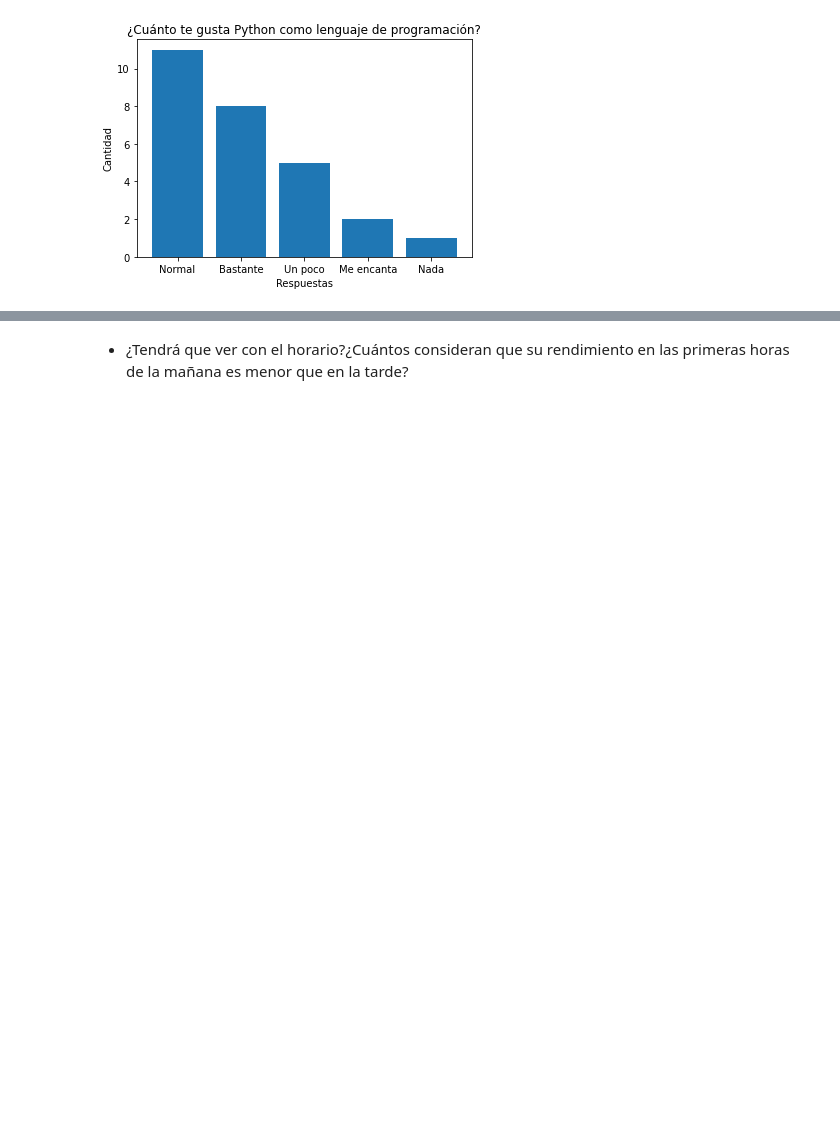
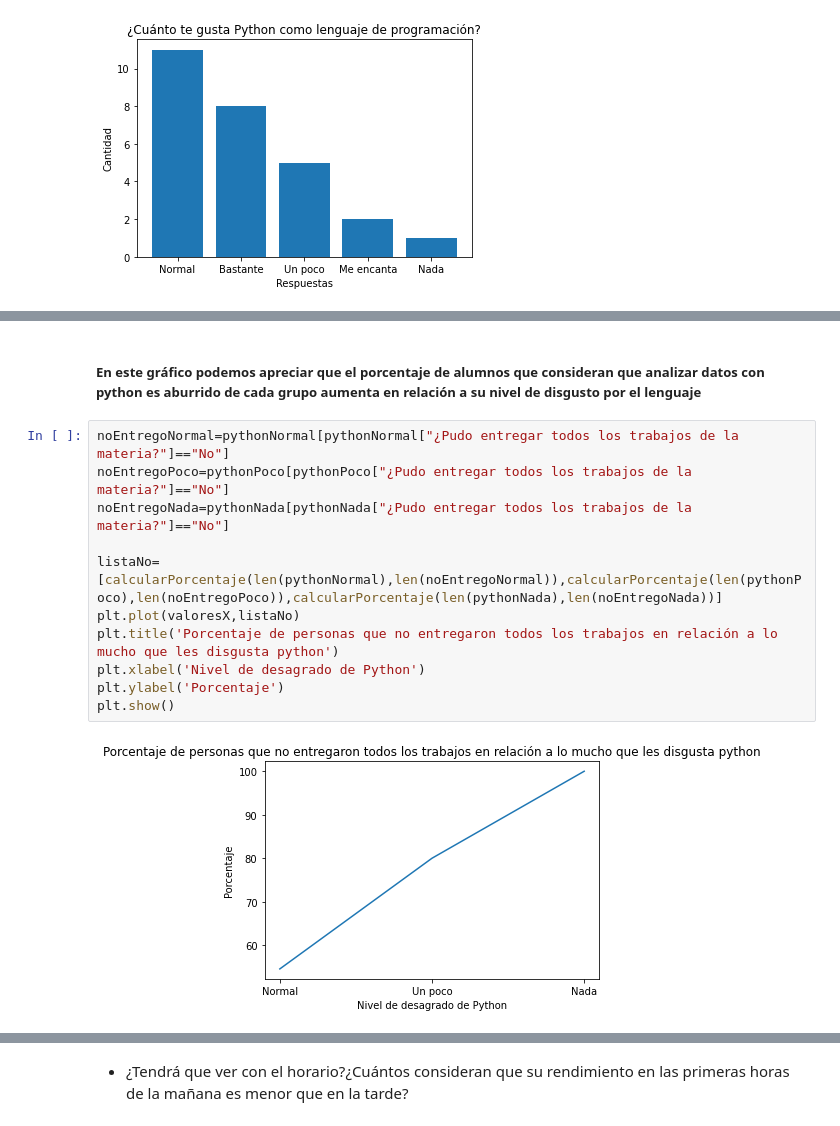
Before and after one commit to sofiaPalavecino/Sofia-Palavecino, a Jupyter notebook: 1011/notebooks/1011.ipynb, the cells around one changed output, grey strips where cells are left out. Cells and saved outputs as stored; diff of their text form; blank space fills up the shorter version.

```diff
--- a/1011/notebooks/1011.ipynb
+++ b/1011/notebooks/1011.ipynb
@@ -65,0 +51,15 @@ plt.show()
+# %% [markdown]
+##### En este gráfico podemos apreciar que el porcentaje de alumnos que consideran que analizar datos con python es aburrido de cada grupo aumenta en relación a su nivel de disgusto por el lenguaje
+# %%
+noEntregoNormal=pythonNormal[pythonNormal["¿Pudo entregar todos los trabajos de la materia?"]=="No"]
+noEntregoPoco=pythonPoco[pythonPoco["¿Pudo entregar todos los trabajos de la materia?"]=="No"]
+noEntregoNada=pythonNada[pythonNada["¿Pudo entregar todos los trabajos de la materia?"]=="No"]
+
+listaNo=[calcularPorcentaje(len(pythonNormal),len(noEntregoNormal)),calcularPorcentaje(len(pythonPoco),len(noEntregoPoco)),calcularPorcentaje(len(pythonNada),len(noEntregoNada))]
+plt.plot(valoresX,listaNo)
+plt.title('Porcentaje de personas que no entregaron todos los trabajos en relación a lo mucho que les disgusta python')
+plt.xlabel('Nivel de desagrado de Python')
+plt.ylabel('Porcentaje')
+plt.show()
+# %% [output]
+[figure, added]
```
Also changed, not shown: parts of 9 cells of this notebook.
